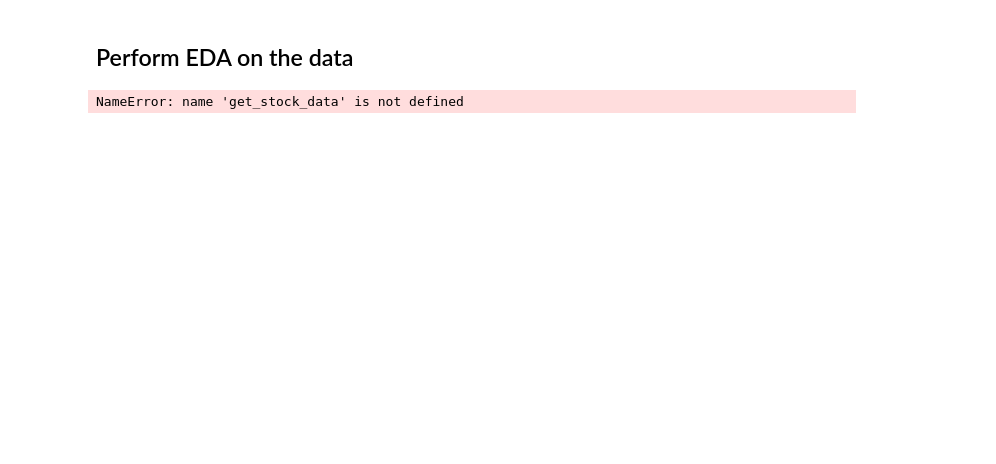
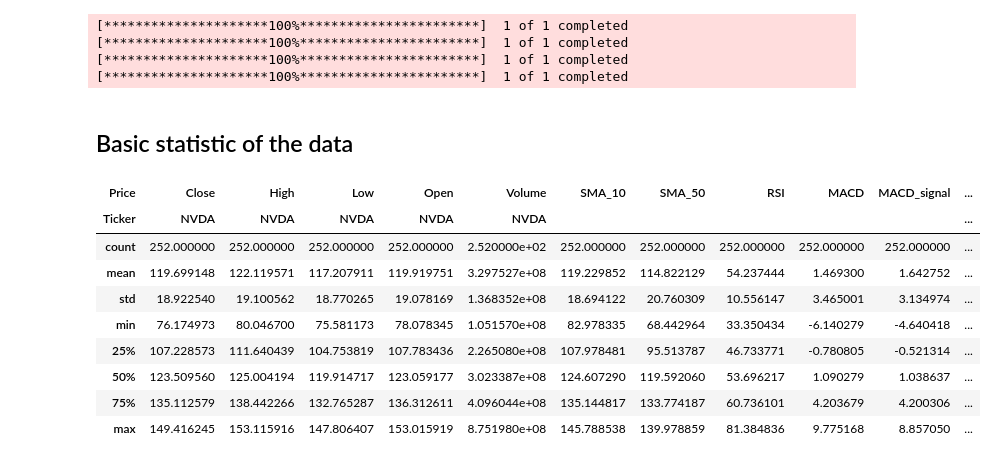
Before and after one commit to qmcao/Stock_Price_Prediction, a Jupyter notebook: EDA.ipynb, the cells around one changed output. Cells and saved outputs as stored; diff of their text form; code cells hidden in the pictures; blank space fills up the shorter version.

```diff
--- a/EDA.ipynb
+++ b/EDA.ipynb
@@ -8,7 +12,30 @@ from xgboost import XGBClassifier
+# %%
+import pandas as pd
+import numpy as np
+import matplotlib.pyplot as plt
+import seaborn as sns
+sns.set_style('whitegrid')
+plt.style.use("fivethirtyeight")
+%matplotlib inline
+
+import yfinance as yf
+from datetime import datetime
+
+# The tech stocks we'll use for this analysis
+company_code = ['NVDA', 'TSLA', 'COST', 'META']
+
+# Set up end and start times for data grab
+start = '2024-01-01'
+end = '2025-03-16'
+
+NVDA = add_technical_indicators(get_stock_data('NVDA', start, end))
+TSLA = add_technical_indicators(get_stock_data('TSLA', start, end))
+COST = add_technical_indicators(get_stock_data('COST', start, end))
+META = add_technical_indicators(get_stock_data('META', start, end))
+# %% [output]
+[*********************100%***********************]  1 of 1 completed
+[*********************100%***********************]  1 of 1 completed
+[*********************100%***********************]  1 of 1 completed
+[*********************100%***********************]  1 of 1 completed
 # %% [markdown]
-## Perform EDA on the data
+## Basic statistic of the data
-# %%
-data = get_stock_data('AAPL', '2020-01-01', '2025-01-01')
-data
-# %% [output]
-NameError: name 'get_stock_data' is not defined
@@ -22,0 +42,13 @@ train_and_evaluate(X_train, X_test, y_train, y_test)
+# %%
+NVDA.describe()
+# %% [output]
+| Price | Close | High | Low | Open | Volume | SMA_10 | SMA_50 | RSI | MACD | MACD_signal | ... |
+| Ticker | NVDA | NVDA | NVDA | NVDA | NVDA |  |  |  |  |  | ... |
+| count | 252.000000 | 252.000000 | 252.000000 | 252.000000 | 2.520000e+02 | 252.000000 | 252.000000 | 252.000000 | 252.000000 | 252.000000 | ... |
+| mean | 119.699148 | 122.119571 | 117.207911 | 119.919751 | 3.297527e+08 | 119.229852 | 114.822129 | 54.237444 | 1.469300 | 1.642752 | ... |
+| std | 18.922540 | 19.100562 | 18.770265 | 19.078169 | 1.368352e+08 | 18.694122 | 20.760309 | 10.556147 | 3.465001 | 3.134974 | ... |
+| min | 76.174973 | 80.046700 | 75.581173 | 78.078345 | 1.051570e+08 | 82.978335 | 68.442964 | 33.350434 | -6.140279 | -4.640418 | ... |
+| 25% | 107.228573 | 111.640439 | 104.753819 | 107.783436 | 2.265080e+08 | 107.978481 | 95.513787 | 46.733771 | -0.780805 | -0.521314 | ... |
+| 50% | 123.509560 | 125.004194 | 119.914717 | 123.059177 | 3.023387e+08 | 124.607290 | 119.592060 | 53.696217 | 1.090279 | 1.038637 | ... |
+| 75% | 135.112579 | 138.442266 | 132.765287 | 136.312611 | 4.096044e+08 | 135.144817 | 133.774187 | 60.736101 | 4.203679 | 4.200306 | ... |
+| max | 149.416245 | 153.115916 | 147.806407 | 153.015919 | 8.751980e+08 | 145.788538 | 139.978859 | 81.384836 | 9.775168 | 8.857050 | ... |
```
Also changed, not shown: parts of 17 cells of this notebook, 2 other files.
